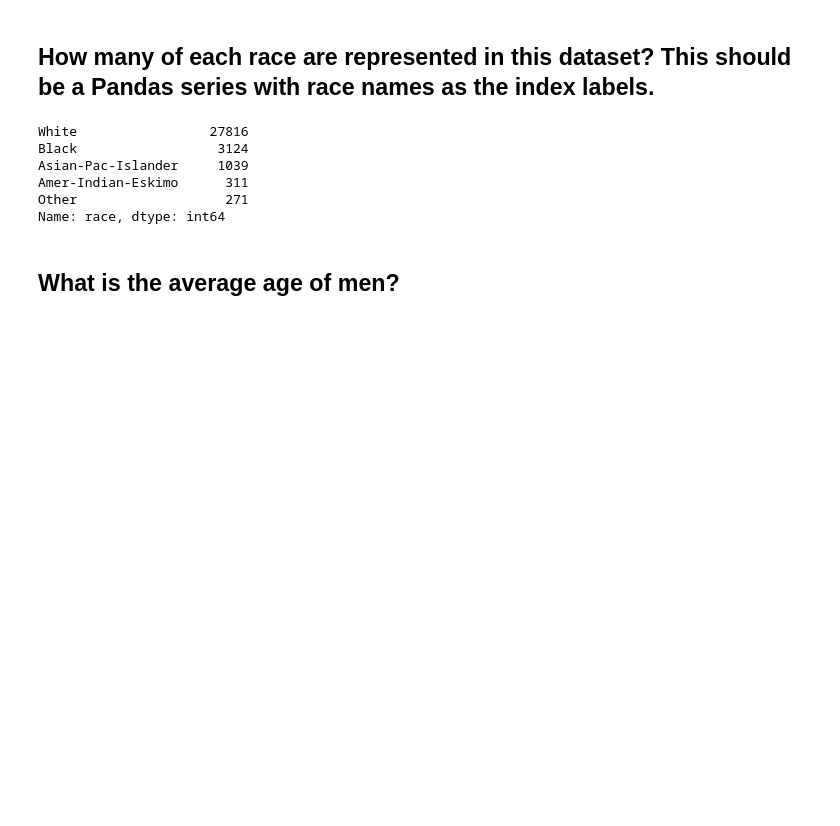
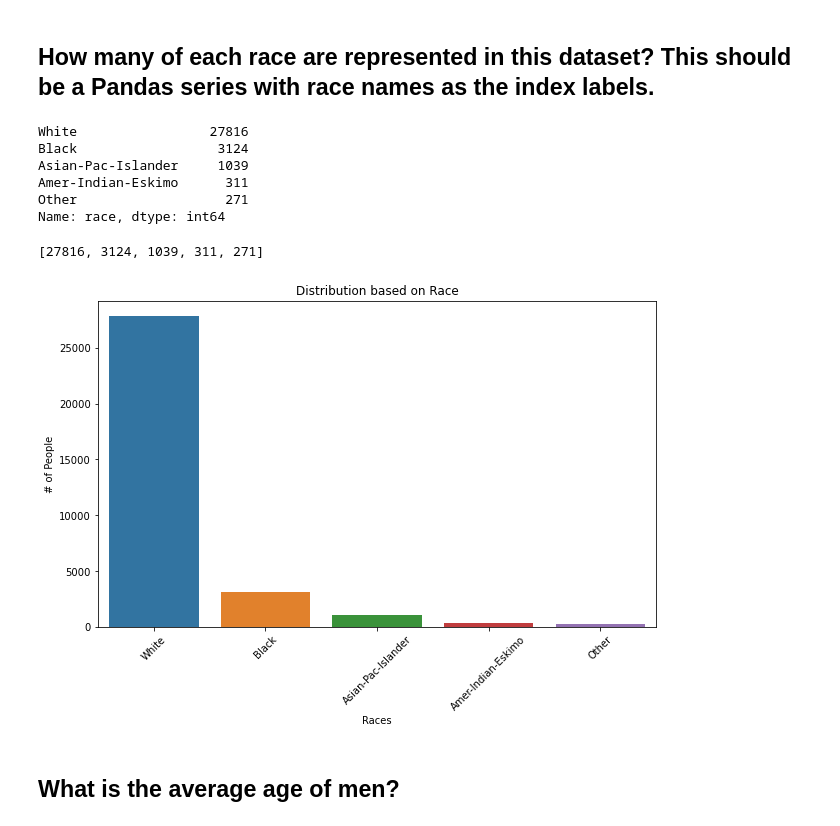
Before and after one commit to Suzanne-11/Demographic-Data-Analyzer, a Jupyter notebook: analysis.ipynb, the cells around one changed output. Saved outputs shown, nothing was run; the diff lists cells and outputs as text; code cells hidden in the pictures; blank space fills up the shorter version.

Commit message:
Added Visualizations

```diff
--- a/analysis.ipynb
+++ b/analysis.ipynb
@@ -14,6 +17,21 @@ Asian-Pac-Islander     1039
 Amer-Indian-Eskimo      311
 Other                   271
 Name: race, dtype: int64
+# %%
+values = list(race_count)
+values
+# %% [output]
+[27816, 3124, 1039, 311, 271]
+# %%
+plt.figure(figsize=(10,6))
+chart = sns.countplot(data=df, x="race")
+plt.title("Distribution based on Race")
+plt.xlabel('Races')
+plt.ylabel("# of People")
+chart.set_xticklabels(chart.get_xticklabels(), rotation=45)
+plt.show()
+# %% [output]
+[figure, added]
 # %% [markdown]
 ## What is the average age of men?
 # %%
```
Also changed, not shown: parts of 11 cells of this notebook.
